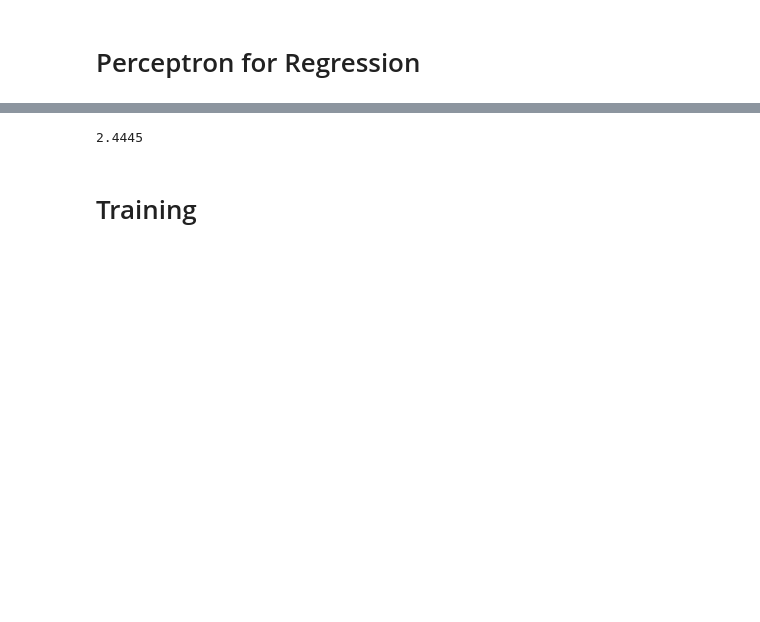
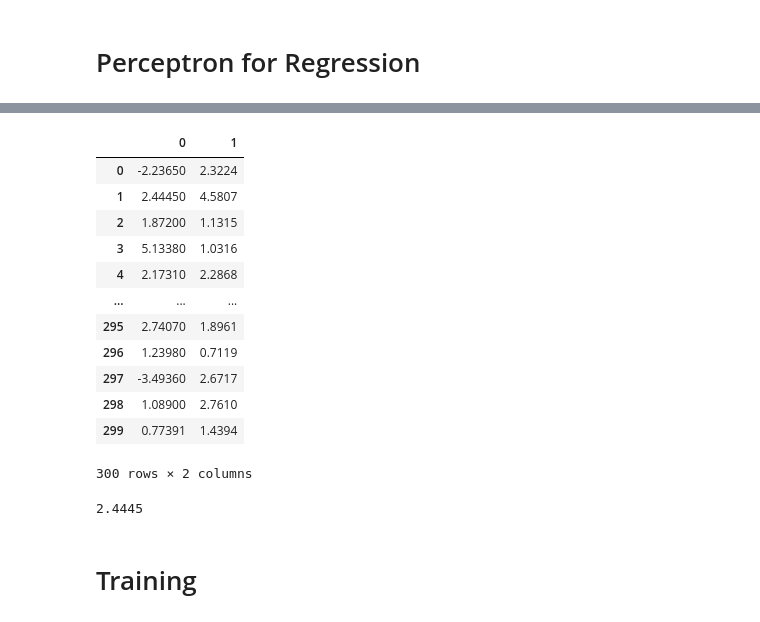
Before and after one commit to its-rajesh/Deep-Learning, a Jupyter notebook: Perceptron Regression/perceptron_regression.ipynb, the cells around one changed output, grey strips where cells are left out. Saved outputs shown, nothing was run; the diff lists cells and outputs as text; code cells hidden in the pictures; blank space fills up the shorter version.

```diff
--- a/Perceptron Regression/perceptron_regression.ipynb
+++ b/Perceptron Regression/perceptron_regression.ipynb
@@ -40,6 +25,21 @@ def split_data(data):
     return training, validation, test
 # %%
 training, validation, test = split_data(data)
+training
+# %% [output]
+|  | 0 | 1 |
+| 0 | -2.23650 | 2.3224 |
+| 1 | 2.44450 | 4.5807 |
+| 2 | 1.87200 | 1.1315 |
+| 3 | 5.13380 | 1.0316 |
+| 4 | 2.17310 | 2.2868 |
+| ... | ... | ... |
+| 295 | 2.74070 | 1.8961 |
+| 296 | 1.23980 | 0.7119 |
+| 297 | -3.49360 | 2.6717 |
+| 298 | 1.08900 | 2.7610 |
+| 299 | 0.77391 | 1.4394 |
+300 rows × 2 columns
 # %%
 training.iat[1,0]
 # %% [output]
```
Also changed, not shown: parts of 6 cells of this notebook.
